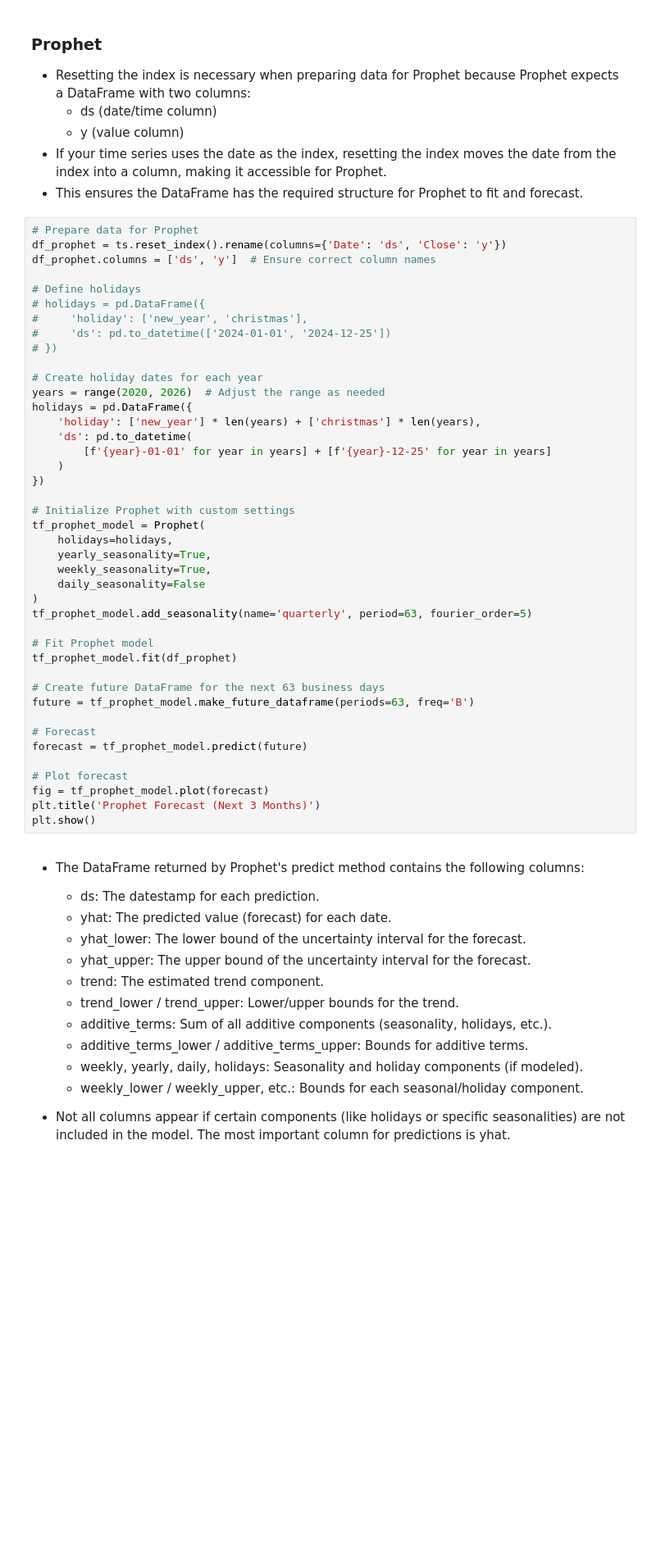
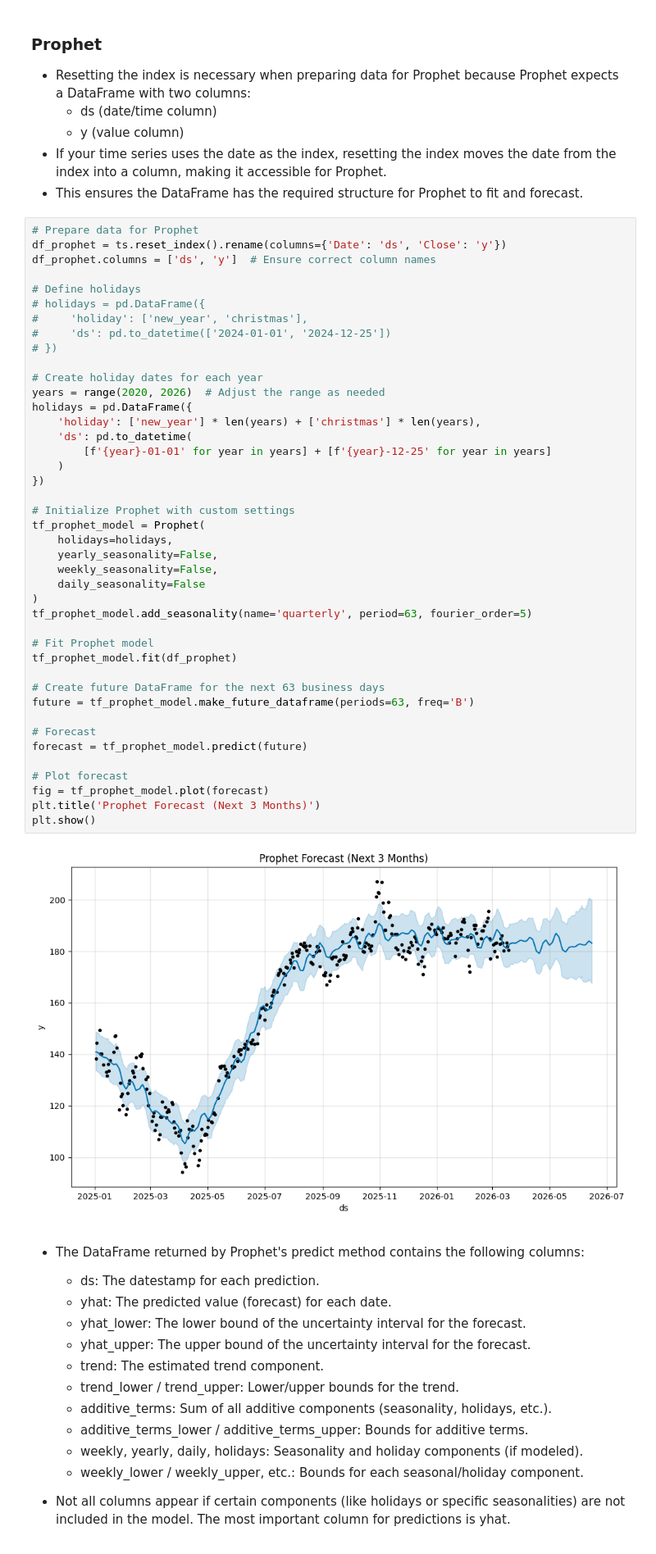
Before and after one commit to course-files/TimeSeriesForecastingandNeuralNetworks, a Jupyter notebook: 3_time_series_forecasting.ipynb, the cells around one changed output. Shown at 82% size. Drawn from its saved outputs; the diff is of its cells as text; blank space fills up the shorter version.

```diff
--- a/3_time_series_forecasting.ipynb
+++ b/3_time_series_forecasting.ipynb
@@ -515,35 +663,37 @@ df_prophet.columns = ['ds', 'y']  # Ensure correct column names
 
 # Create holiday dates for each year
 years = range(2020, 2026)  # Adjust the range as needed
 holidays = pd.DataFrame({
     'holiday': ['new_year'] * len(years) + ['christmas'] * len(years),
     'ds': pd.to_datetime(
         [f'{year}-01-01' for year in years] + [f'{year}-12-25' for year in years]
     )
 })
 
 # Initialize Prophet with custom settings
 tf_prophet_model = Prophet(
     holidays=holidays,
-    yearly_seasonality=True,
-    weekly_seasonality=True,
+    yearly_seasonality=False,
+    weekly_seasonality=False,
     daily_seasonality=False
 )
 tf_prophet_model.add_seasonality(name='quarterly', period=63, fourier_order=5)
 
 # Fit Prophet model
 tf_prophet_model.fit(df_prophet)
 
 # Create future DataFrame for the next 63 business days
 future = tf_prophet_model.make_future_dataframe(periods=63, freq='B')
 
 # Forecast
 forecast = tf_prophet_model.predict(future)
 
 # Plot forecast
 fig = tf_prophet_model.plot(forecast)
 plt.title('Prophet Forecast (Next 3 Months)')
 plt.show()
+# %% [output]
+[figure, added]
 # %% [markdown]
 - The DataFrame returned by Prophet's predict method contains the following columns:
     - ds: The datestamp for each prediction.
```
Also changed, not shown: parts of 29 cells of this notebook.
